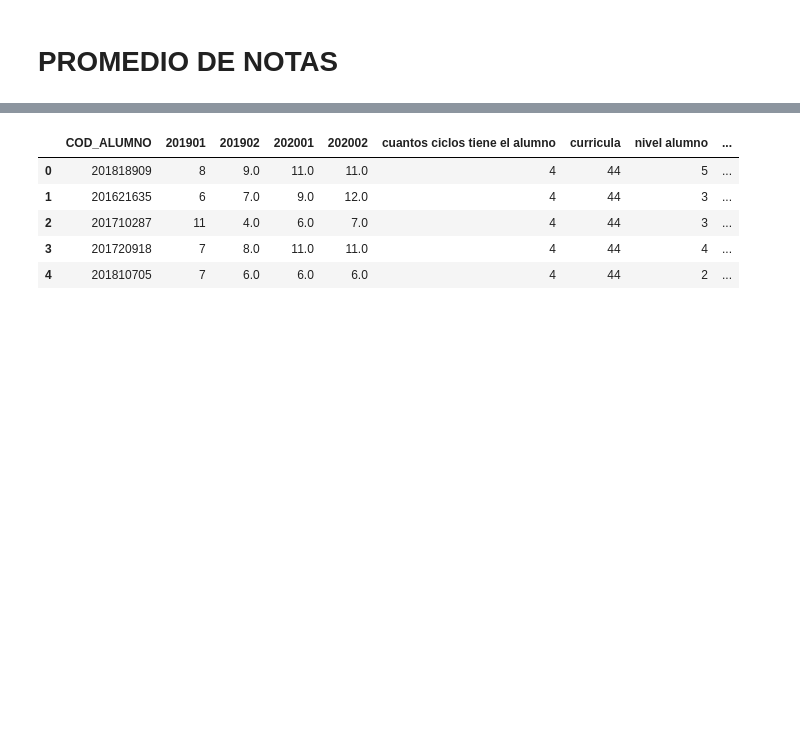
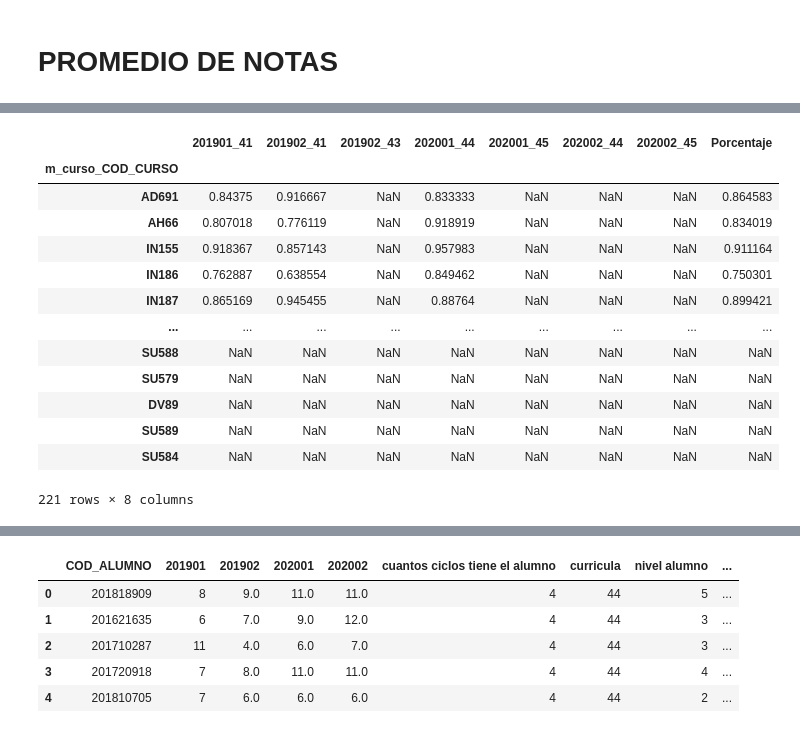
Before and after one commit to NuryYanque/RecomendacionDeCursos, a Jupyter notebook: notebooks/UPC_Sistema_Recomendacion.ipynb, the cells around one changed output, grey strips where cells are left out. Drawn from its saved outputs; the diff is of its cells as text; code cells hidden in the pictures; blank space fills up the shorter version.

```diff
--- a/notebooks/UPC_Sistema_Recomendacion.ipynb
+++ b/notebooks/UPC_Sistema_Recomendacion.ipynb
@@ -2,0 +140,4 @@
+# %%
+new_df['m_curso_COD_CURSO'] = df_dataset_1['m_curso_COD_CURSO'].dropna().unique().astype(list)
+new_df = new_df.set_index('m_curso_COD_CURSO')
+new_df
@@ -2,0 +159,10 @@
+# %%
+var_Aprobado = "SI"
+for cod_curso in df_dataset_1['m_curso_COD_CURSO'].dropna().unique().astype(list):
+    for col in columnas:
+        varCOD_PERIODO, varCOD_CURR = col.split('_',1)
+        if varCOD_PERIODO != 202002:
+            num_alumnos_matriculados = df_dataset_1[df_dataset_1['m_curso_COD_CURSO']==cod_curso].query('COD_PERIODO == @varCOD_PERIODO & COD_CURRIC_ALUM == @varCOD_CURR')['COD_ALUMNO'].count()
+            num_alumnos_aprobados = df_dataset_1[df_dataset_1['m_curso_COD_CURSO']==cod_curso].query('COD_PERIODO == @varCOD_PERIODO & COD_CURRIC_ALUM == @varCOD_CURR & ESTADO_APROB_CUR == @var_Aprobado')['COD_ALUMNO'].count()
+            if num_alumnos_aprobados != 0:
+                new_df.at[cod_curso, col] = (num_alumnos_aprobados / num_alumnos_matriculados).astype(float)
@@ -2,0 +186,18 @@
+# %%
+new_df['Porcentaje'] = new_df[['201901_41','201902_41','201902_43','202001_44','202001_45','202002_44','202002_45']].mean(axis=1)
+new_df
+# %% [output]
+|  | 201901_41 | 201902_41 | 201902_43 | 202001_44 | 202001_45 | 202002_44 | 202002_45 | Porcentaje |
+| m_curso_COD_CURSO |  |  |  |  |  |  |  |  |
+| AD691 | 0.84375 | 0.916667 | NaN | 0.833333 | NaN | NaN | NaN | 0.864583 |
+| AH66 | 0.807018 | 0.776119 | NaN | 0.918919 | NaN | NaN | NaN | 0.834019 |
+| IN155 | 0.918367 | 0.857143 | NaN | 0.957983 | NaN | NaN | NaN | 0.911164 |
+| IN186 | 0.762887 | 0.638554 | NaN | 0.849462 | NaN | NaN | NaN | 0.750301 |
+| IN187 | 0.865169 | 0.945455 | NaN | 0.88764 | NaN | NaN | NaN | 0.899421 |
+| ... | ... | ... | ... | ... | ... | ... | ... | ... |
+| SU588 | NaN | NaN | NaN | NaN | NaN | NaN | NaN | NaN |
+| SU579 | NaN | NaN | NaN | NaN | NaN | NaN | NaN | NaN |
+| DV89 | NaN | NaN | NaN | NaN | NaN | NaN | NaN | NaN |
+| SU589 | NaN | NaN | NaN | NaN | NaN | NaN | NaN | NaN |
+| SU584 | NaN | NaN | NaN | NaN | NaN | NaN | NaN | NaN |
+221 rows × 8 columns
```
Also changed, not shown: parts of 26 cells of this notebook.
